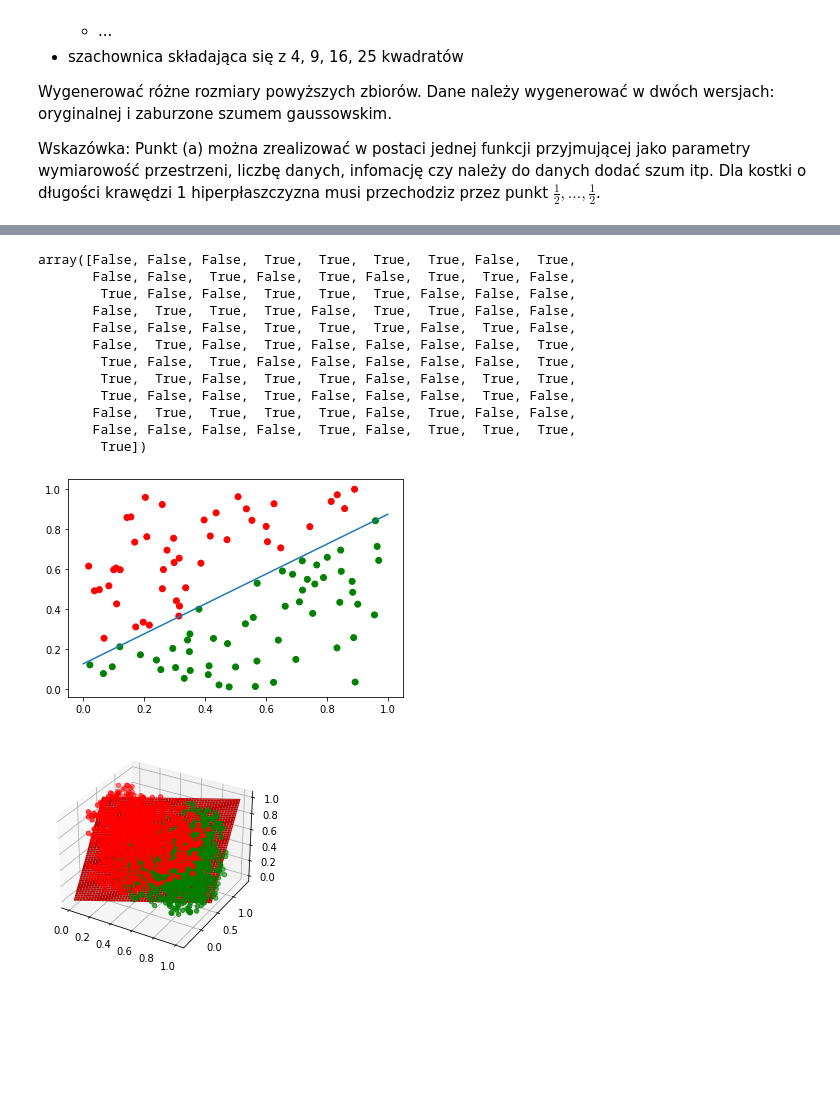
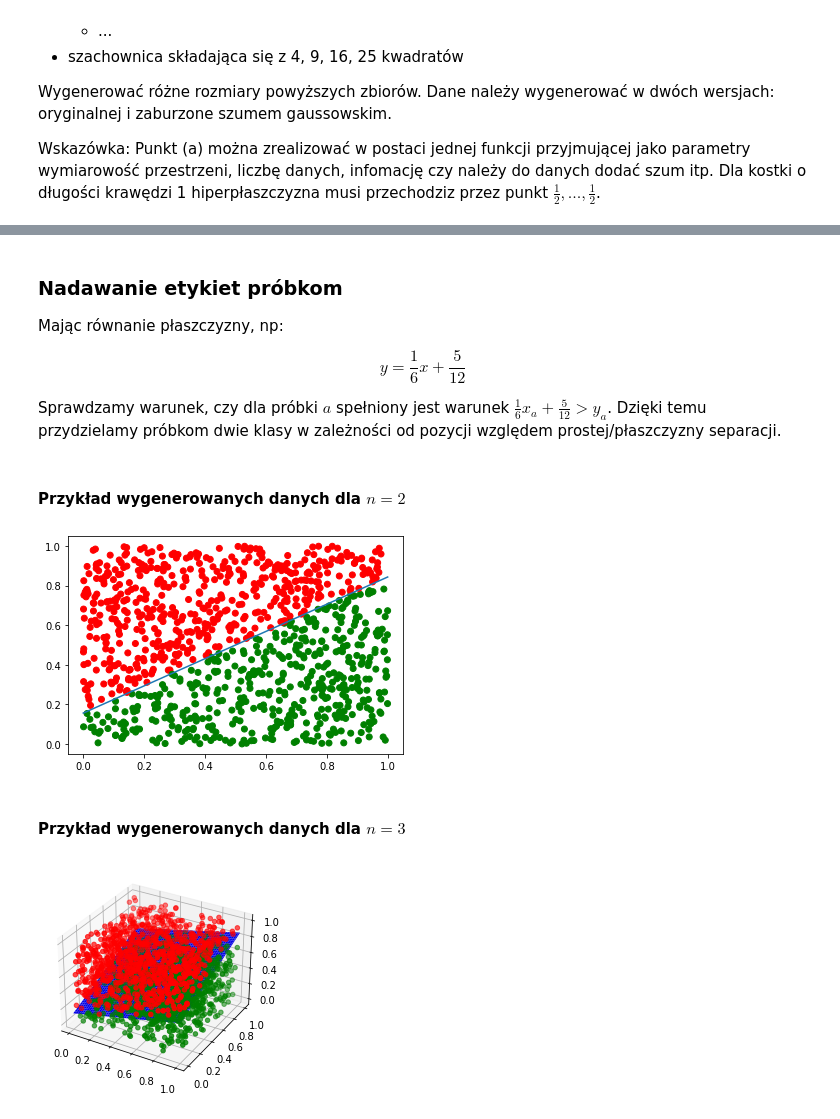
Before and after one commit to karlosos/data_mining, a Jupyter notebook: lab2/generating_data.ipynb, the cells around one changed output, grey strips where cells are left out. Drawn from its saved outputs; the diff is of its cells as text; code cells hidden in the pictures; blank space fills up the shorter version.

Commit message:
wip: :construction: collecting experiment data for knn

```diff
--- a/lab2/generating_data.ipynb
+++ b/lab2/generating_data.ipynb
@@ -28,48 +55,38 @@ def generate_hiperplane(n_dimension):
 def generate_cube(n_dimension, n_samples, noise=False):
     x = np.random.rand(n_samples, n_dimension)
     return x
+# %% [markdown]
+### Nadawanie etykiet próbkom
+
+Mając równanie płaszczyzny, np:
+
+$$y = \frac{1}{6}x + \frac{5}{12}$$
+
+Sprawdzamy warunek, czy dla próbki $a$ spełniony jest warunek $\frac{1}{6}x_a + \frac{5}{12} > y_a$. Dzięki temu przydzielamy próbkom dwie klasy w zależności od pozycji względem prostej/płaszczyzny separacji.
 # %%
-n_dimension = 2
+def generate_data(n_dimension=2, n_samples=100, noise=False):
+    samples = generate_cube(n_dimension, n_samples, noise)
+    b, coeffs = generate_hiperplane(n_dimension)
 
-samples = generate_cube(n_dimension, 100)
-b, coeffs = generate_hiperplane(n_dimension)
-
-labels = np.sum(coeffs * samples[:, 0:-1], axis=1) + b > samples[:, -1]
-labels
+    labels = np.sum(coeffs * samples[:, 0:-1], axis=1) + b > samples[:, -1]
+    return samples, labels, (b, coeffs)
-# %% [output]
-array([False, False, False,  True,  True,  True,  True, False,  True,
-       False, False,  True, False,  True, False,  True,  True, False,
-        True, False, False,  True,  True,  True, False, False, False,
-       False,  True,  True,  True, False,  True,  True, False, False,
-       False, False, False,  True,  True,  True, False,  True, False,
-       False,  True, False,  True, False, False, False, False,  True,
-        True, False,  True, False, False, False, False, False,  True,
-        True,  True, False,  True,  True, False, False,  True,  True,
-        True, False, False,  True, False, False, False,  True, False,
-       False,  True,  True,  True,  True, False,  True, False, False,
-       False, False, False, False,  True, False,  True,  True,  True,
-        True])
+# %% [markdown]
+#### Przykład wygenerowanych danych dla $n=2$
 # %%
-n_dimension = 2
-
-samples = generate_cube(n_dimension, 100)
-b, coeffs = generate_hiperplane(n_dimension)
-
-labels = np.sum(coeffs * samples[:, 0:-1], axis=1) + b > samples[:, -1]
-
-x = np.linspace(0,1,100)
+samples, labels, (b, coeffs) = generate_data(n_dimension=2, n_samples=1000)
+x = np.linspace(0, 1, 100)
 y = coeffs[0]*x + b
 
 colors = ['red' if l == 0 else 'green' for l in labels]
 
 plt.plot(x, y)
 plt.scatter(samples[:, 0], samples[:, 1], color=colors)
 plt.show()
 # %% [output]
-[figure, old version]
+[figure, new version]
+# %% [markdown]
+#### Przykład wygenerowanych danych dla $n=3$
 # %%
-import numpy as np
-import matplotlib.pyplot as plt
 from mpl_toolkits.mplot3d import Axes3D
 
 n_dimension = 3
@@ -87,8 +104,8 @@ Y = coeffs[0] * X + coeffs[1] * Z + b
 
 fig = plt.figure()
 ax = fig.add_subplot(111, projection='3d')
-ax.plot_surface(X, Y, Z, color='r')
+ax.plot_surface(X, Z, Y, color='blue')
 ax.scatter(samples[:, 0], samples[:, 1], samples[:, 2], color=colors)
 plt.show()
 # %% [output]
-[figure, old version]
+[figure, new version]
```
Also changed, not shown: parts of 14 cells of this notebook, 4 other files.
